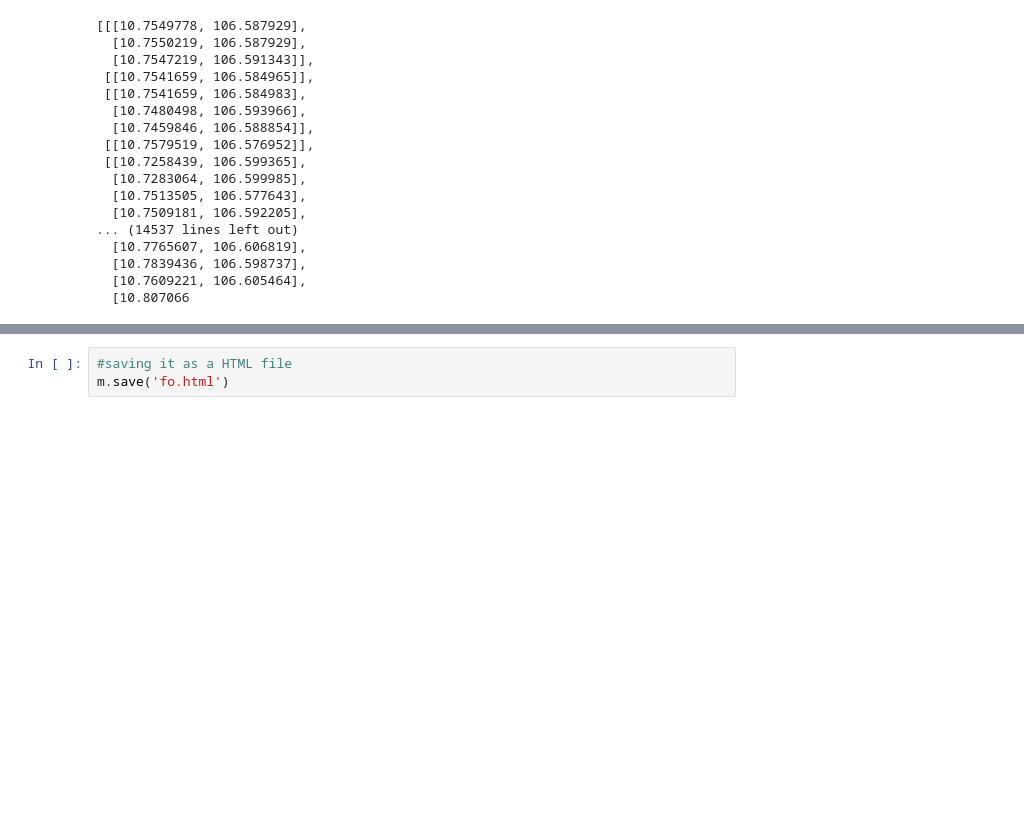
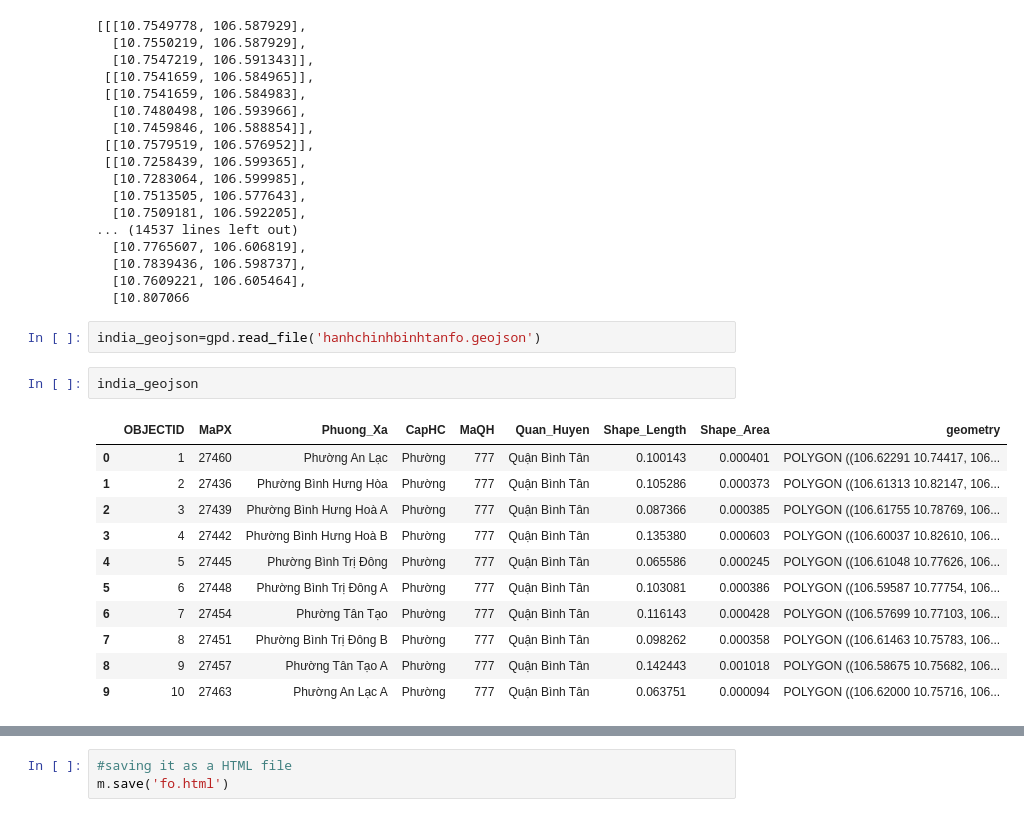
Before and after one commit to VINHTQV/TTCN, a Jupyter notebook: Edited Time Series Covid.ipynb, the cells around one changed output, grey strips where cells are left out. Cells and saved outputs as stored; diff of their text form; blank space fills up the shorter version.

```diff
--- a/Edited Time Series Covid.ipynb
+++ b/Edited Time Series Covid.ipynb
@@ -118,6 +94,22 @@ lat_long_list
   [10.7839436, 106.598737],
   [10.7609221, 106.605464],
   [10.807066
+# %%
+india_geojson=gpd.read_file('hanhchinhbinhtanfo.geojson')
+# %%
+india_geojson
+# %% [output]
+|  | OBJECTID | MaPX | Phuong_Xa | CapHC | MaQH | Quan_Huyen | Shape_Length | Shape_Area | geometry |
+| 0 | 1 | 27460 | Phường An Lạc | Phường | 777 | Quận Bình Tân | 0.100143 | 0.000401 | POLYGON ((106.62291 10.74417, 106... |
+| 1 | 2 | 27436 | Phường Bình Hưng Hòa | Phường | 777 | Quận Bình Tân | 0.105286 | 0.000373 | POLYGON ((106.61313 10.82147, 106... |
+| 2 | 3 | 27439 | Phường Bình Hưng Hoà A | Phường | 777 | Quận Bình Tân | 0.087366 | 0.000385 | POLYGON ((106.61755 10.78769, 106... |
+| 3 | 4 | 27442 | Phường Bình Hưng Hoà B | Phường | 777 | Quận Bình Tân | 0.135380 | 0.000603 | POLYGON ((106.60037 10.82610, 106... |
+| 4 | 5 | 27445 | Phường Bình Trị Đông | Phường | 777 | Quận Bình Tân | 0.065586 | 0.000245 | POLYGON ((106.61048 10.77626, 106... |
+| 5 | 6 | 27448 | Phường Bình Trị Đông A | Phường | 777 | Quận Bình Tân | 0.103081 | 0.000386 | POLYGON ((106.59587 10.77754, 106... |
+| 6 | 7 | 27454 | Phường Tân Tạo | Phường | 777 | Quận Bình Tân | 0.116143 | 0.000428 | POLYGON ((106.57699 10.77103, 106... |
+| 7 | 8 | 27451 | Phường Bình Trị Đông B | Phường | 777 | Quận Bình Tân | 0.098262 | 0.000358 | POLYGON ((106.61463 10.75783, 106... |
+| 8 | 9 | 27457 | Phường Tân Tạo A | Phường | 777 | Quận Bình Tân | 0.142443 | 0.001018 | POLYGON ((106.58675 10.75682, 106... |
+| 9 | 10 | 27463 | Phường An Lạc A | Phường | 777 | Quận Bình Tân | 0.063751 | 0.000094 | POLYGON ((106.62000 10.75716, 106... |
 # %%
 #Choosing the map type
 m = folium.Map(location=[10.7812034,106.655273],zoom_start = 11, tiles="https://tiles.stadiamaps.com/tiles/alidade_smooth_dark/{z}/{x}/{y}{r}.png",attr="Stadia.AlidadeSmoothDark")
```
Also changed, not shown: parts of 6 cells of this notebook.
